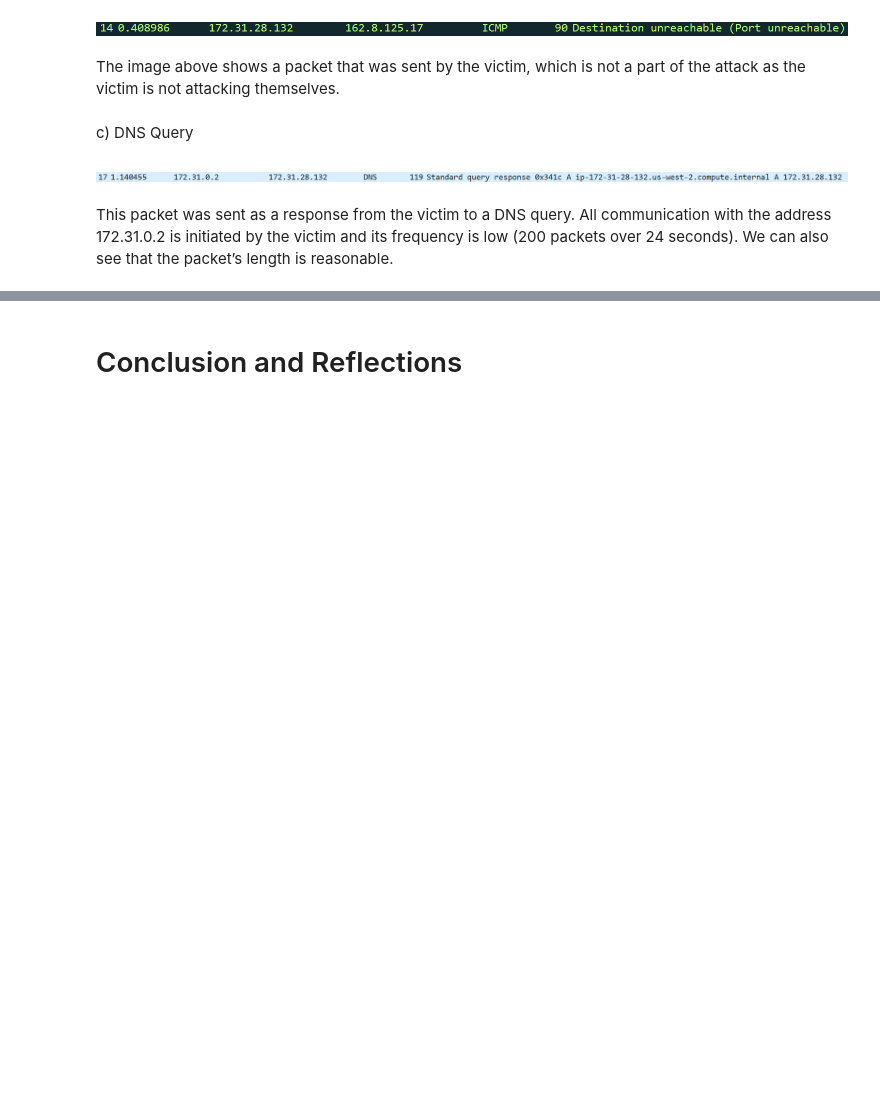
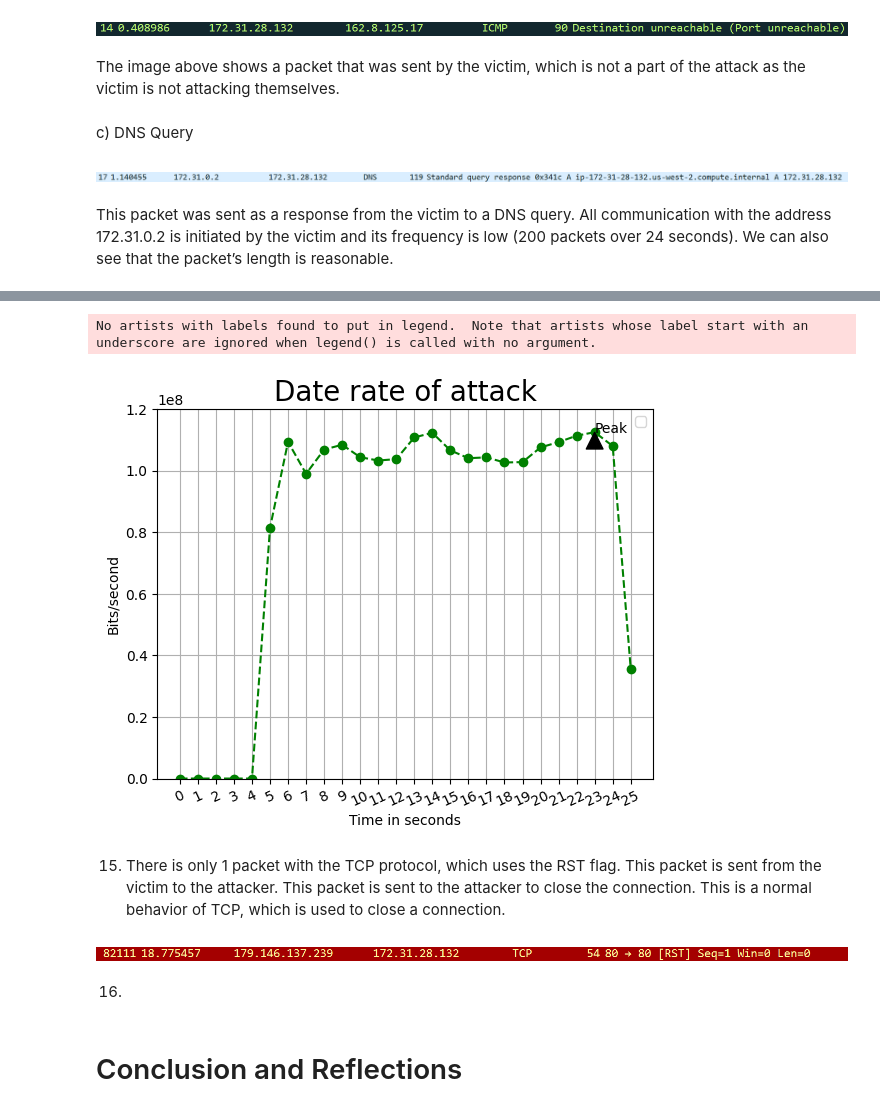
Before and after one commit to nagham-mekky/ForensicsAssignment2, a Jupyter notebook: Assignment2.ipynb, the cells around one changed output, grey strips where cells are left out. Cells and saved outputs as stored; diff of their text form; code cells hidden in the pictures; blank space fills up the shorter version.

```diff
--- a/Assignment2.ipynb
+++ b/Assignment2.ipynb
@@ -77,2 +74,47 @@ This packet was sent as a response from the victim to a DNS query. All communica
+# %%
+import pandas as pd
+import csv
+import matplotlib.pyplot as plt
+import numpy as np
+import math
+x = []
+y = []
+
+with open('real_booter_attack_filtered.csv','r') as csvfile:
+    lines = csv.reader(csvfile, delimiter=',')
+    for row in lines:
+        x.append(row[0])
+        y.append(float(row[1]))
+
+fig = plt.figure()
+ax = fig.add_subplot(111)
+ymax = max(y)
+xpos = y.index(ymax)
+xmax = x[xpos]
+
+ax.annotate('Peak', xy=(xmax, ymax), xytext=(xmax, ymax+5),
+            arrowprops=dict(facecolor='black', shrink=0.05),
+            )
+plt.plot(x, y, color = 'g', linestyle = 'dashed',
+         marker = 'o')
+plt.xticks(rotation = 25)
+plt.xlabel('Time in seconds')
+plt.ylabel('Bits/second')
+plt.title('Date rate of attack', fontsize = 20)
+plt.grid()
+plt.legend()
+ax.set_ylim(0,120000000)
+plt.show()
+# %% [output]
+No artists with labels found to put in legend.  Note that artists whose label start with an underscore are ignored when legend() is called with no argument.
+[figure, added]
+# %% [markdown]
+15. There is only 1 packet with the TCP protocol, which uses the RST flag. This packet is sent from the victim to the attacker. This packet is sent to the attacker to close the connection. This is a normal behavior of TCP, which is used to close a connection.
+# %%
+Image(filename='TCP.png')
+# %% [output]
+[figure, added]
+# %% [markdown]
+16.
 # %% [markdown]
 # Conclusion and Reflections
```
Also changed, not shown: parts of 8 cells of this notebook, 2 other files.
